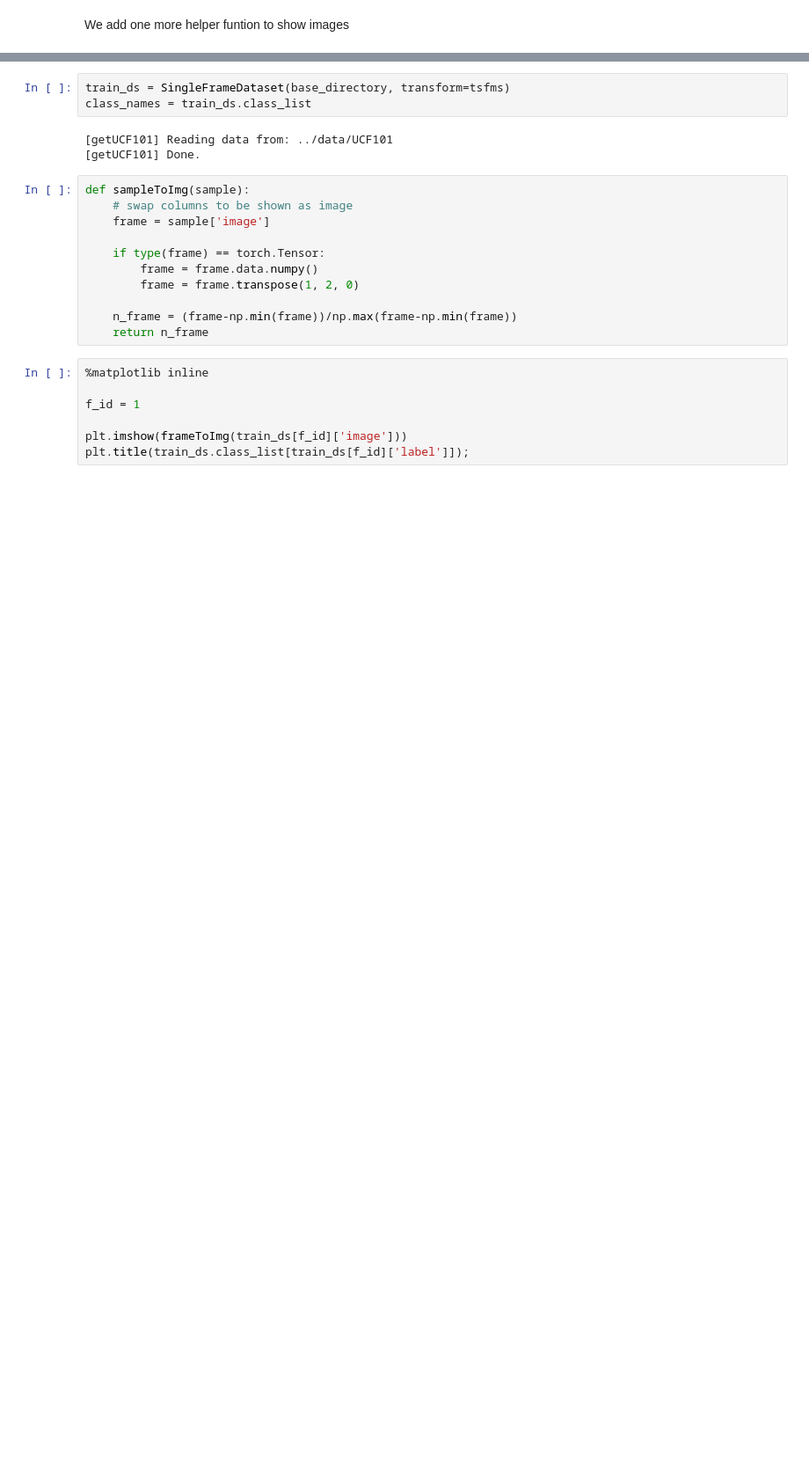
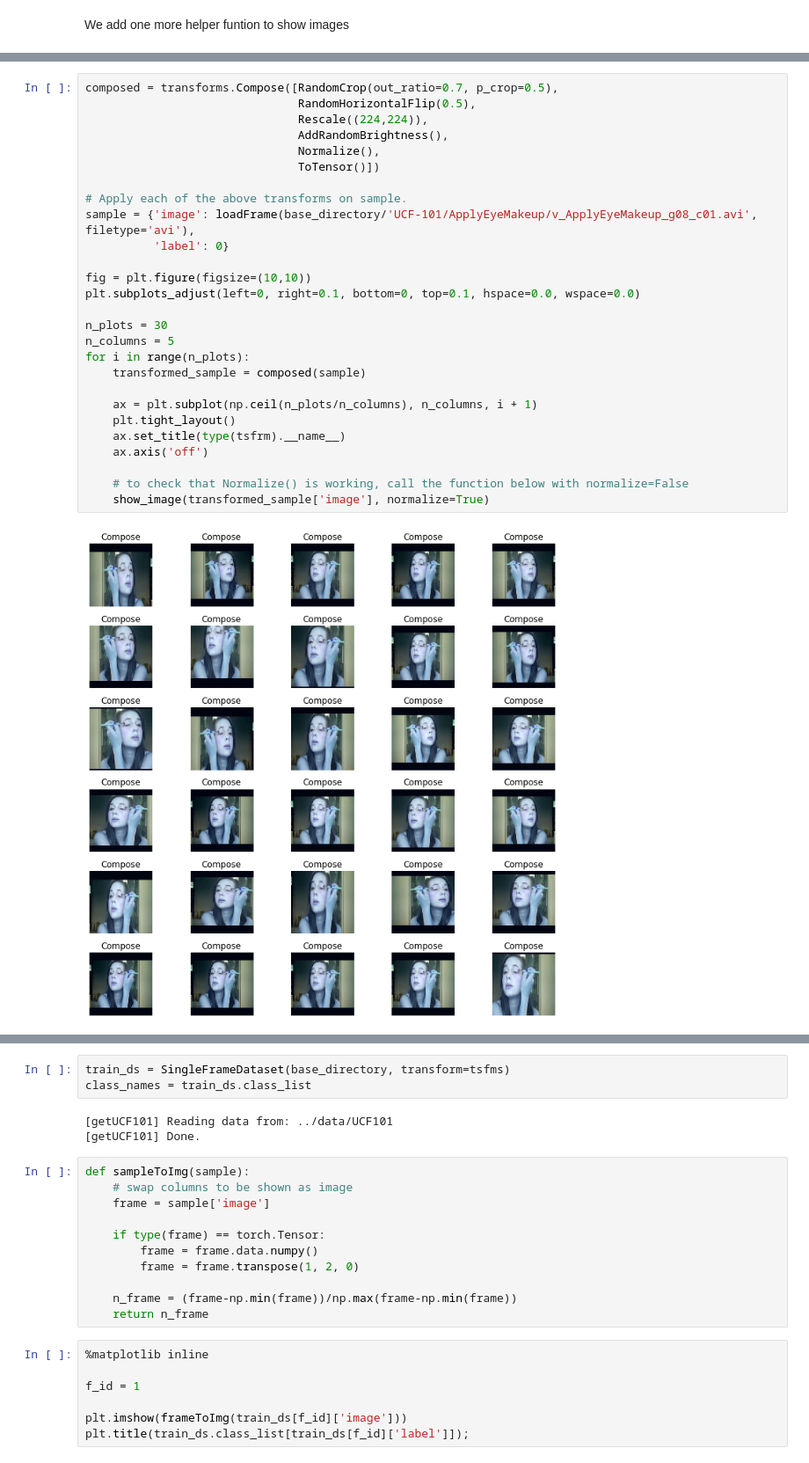
Before and after one commit to andreamunafo/friendly-robot, a Jupyter notebook: notebooks/09-action-detection-and-classification-in-videos.ipynb, the cells around one changed output, grey strips where cells are left out. Shown at 88% size. Saved outputs shown, nothing was run; the diff lists cells and outputs as text; blank space fills up the shorter version.

```diff
--- a/notebooks/09-action-detection-and-classification-in-videos.ipynb
+++ b/notebooks/09-action-detection-and-classification-in-videos.ipynb
@@ -689 +783,30 @@ for i, tsfrm in enumerate([scale, crop, normalize, composed]):
+# %%
+composed = transforms.Compose([RandomCrop(out_ratio=0.7, p_crop=0.5),
+                               RandomHorizontalFlip(0.5),
+                               Rescale((224,224)),
+                               AddRandomBrightness(),
+                               Normalize(),
+                               ToTensor()])
+
+# Apply each of the above transforms on sample.
+sample = {'image': loadFrame(base_directory/'UCF-101/ApplyEyeMakeup/v_ApplyEyeMakeup_g08_c01.avi', filetype='avi'),
+          'label': 0}
+
+fig = plt.figure(figsize=(10,10))
+plt.subplots_adjust(left=0, right=0.1, bottom=0, top=0.1, hspace=0.0, wspace=0.0)
+
+n_plots = 30
+n_columns = 5
+for i in range(n_plots):
+    transformed_sample = composed(sample)
+
+    ax = plt.subplot(np.ceil(n_plots/n_columns), n_columns, i + 1)
+    plt.tight_layout()
+    ax.set_title(type(tsfrm).__name__)
+    ax.axis('off')
+
+    # to check that Normalize() is working, call the function below with normalize=False
+    show_image(transformed_sample['image'], normalize=True)
+# %% [output]
+[figure, added]
 # %%
```
Also changed, not shown: parts of 29 cells of this notebook, 1 other file.
